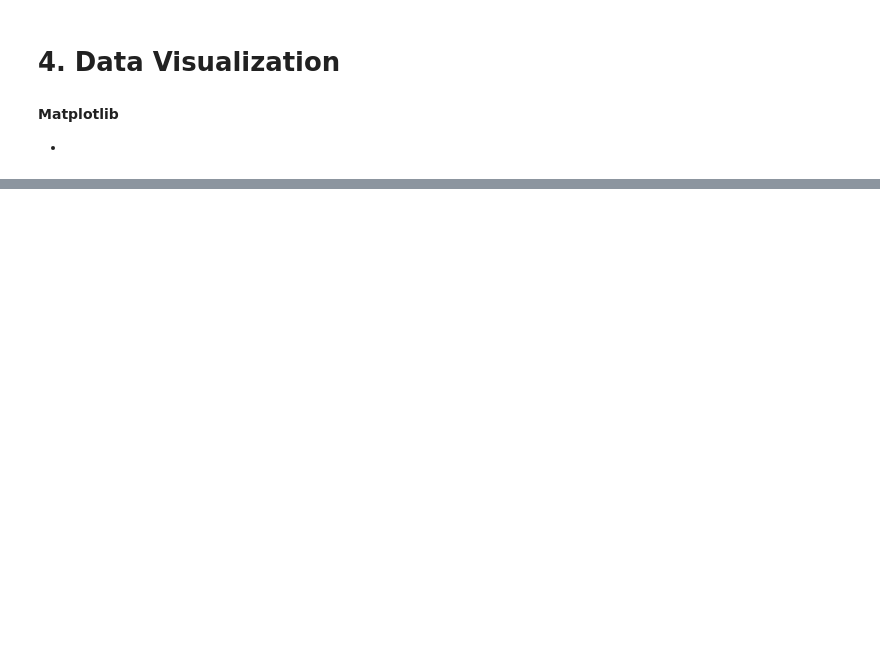
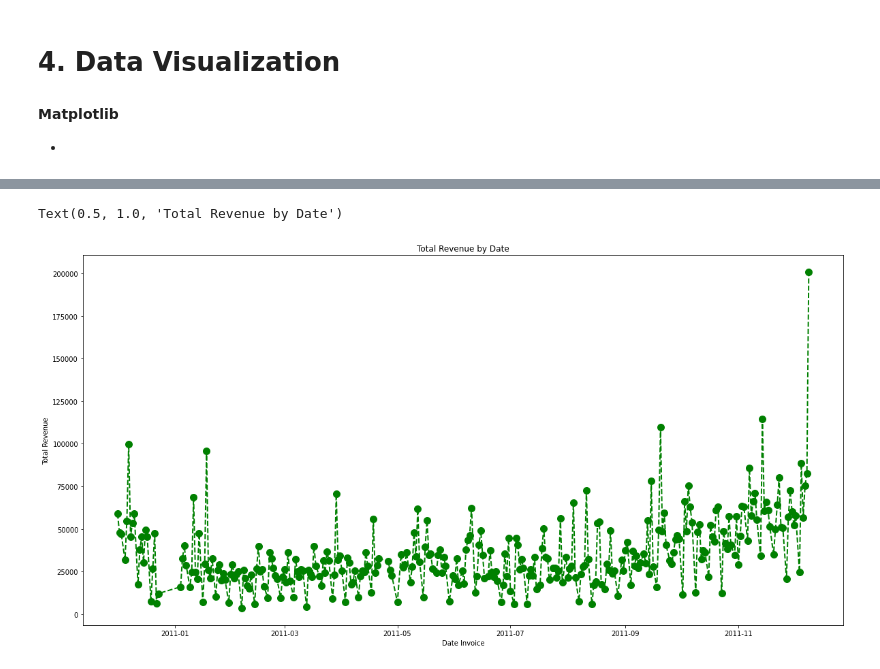
Before and after one commit to thanhENC/DA-course-UEL, a Jupyter notebook: 01. Visualization/Visualization.ipynb, the cells around one changed output, grey strips where cells are left out. Drawn from its saved outputs; the diff is of its cells as text; code cells hidden in the pictures; blank space fills up the shorter version.

```diff
--- a/01. Visualization/Visualization.ipynb
+++ b/01. Visualization/Visualization.ipynb
@@ -110,0 +113,5 @@ plt.plot(df['InvoiceDate'], df['Revenue'])
+# %%
+df['date'] = df['InvoiceDate'].dt.date
+df['hour'] = df['InvoiceDate'].dt.hour
+
+df.head(1)
@@ -110,0 +121,3 @@ plt.plot(df['InvoiceDate'], df['Revenue'])
+# %%
+df_revenue = df.groupby('date')['Revenue'].sum()
+df_revenue
@@ -110,0 +138,3 @@ plt.plot(df['InvoiceDate'], df['Revenue'])
+# %%
+df_revenue = pd.DataFrame(df_revenue).reset_index()
+df_revenue
@@ -110,0 +155,10 @@ plt.plot(df['InvoiceDate'], df['Revenue'])
+# %%
+plt.figure(figsize=(20, 10))
+plt.plot(df_revenue['date'], df_revenue['Revenue'], c='green', marker='o', linestyle='--', linewidth=2, markersize=10)
+
+plt.xlabel('Date Invoice')
+plt.ylabel('Total Revenue')
+plt.title('Total Revenue by Date')
+# %% [output]
+Text(0.5, 1.0, 'Total Revenue by Date')
+[figure, added]
```
Also changed, not shown: parts of 5 cells of this notebook.
